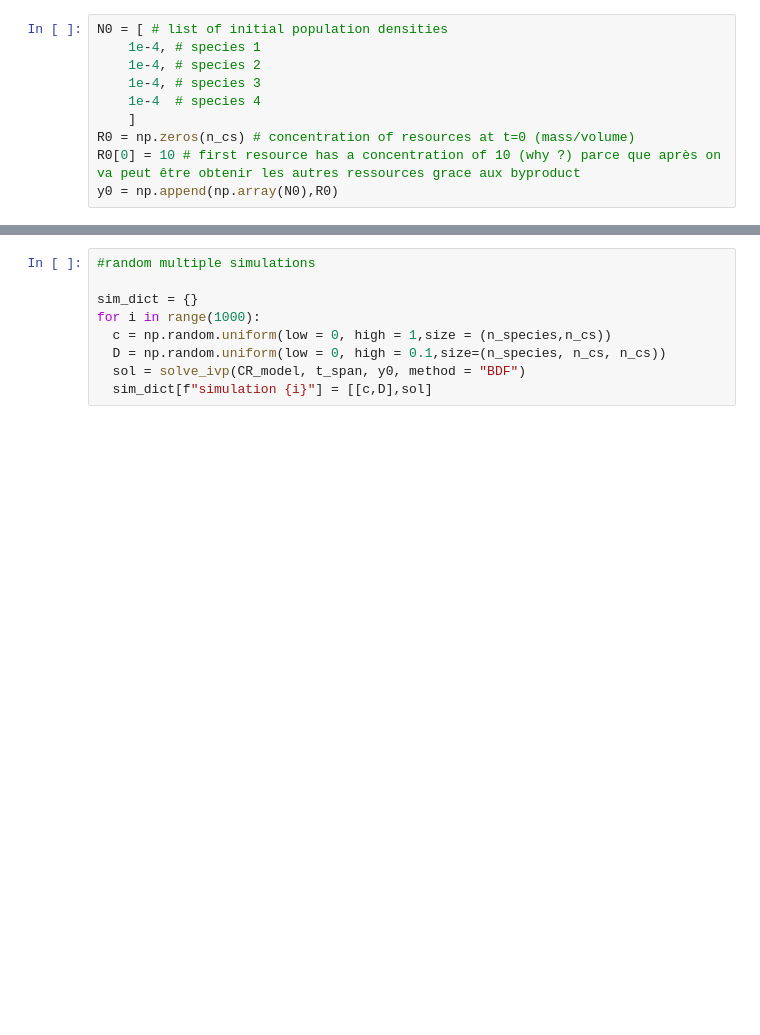
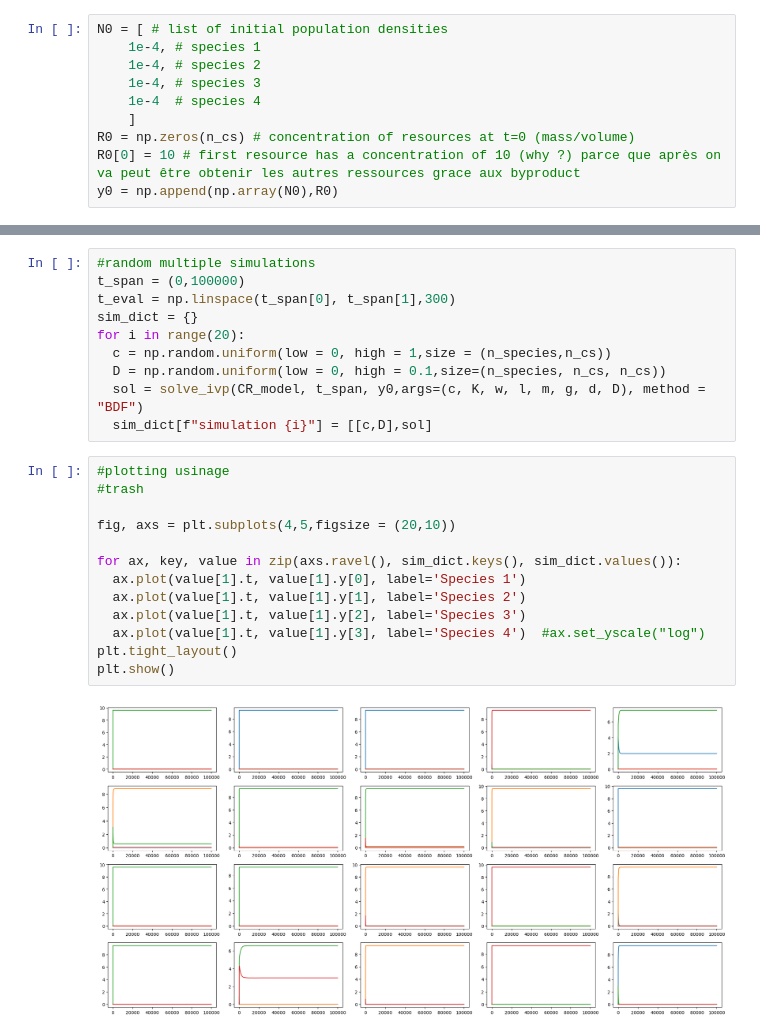
Before and after one commit to GiveMe1Coffee/m6-consumer-resource-model, a Jupyter notebook: M6_project.ipynb, the cells around one changed output, grey strips where cells are left out. Saved outputs shown, nothing was run; the diff lists cells and outputs as text; blank space fills up the shorter version.

```diff
--- a/M6_project.ipynb
+++ b/M6_project.ipynb
@@ -238,9 +228,25 @@ plt.show()
 # %%
 #random multiple simulations
-
+t_span = (0,100000)
+t_eval = np.linspace(t_span[0], t_span[1],300)
 sim_dict = {}
-for i in range(1000):
+for i in range(20):
   c = np.random.uniform(low = 0, high = 1,size = (n_species,n_cs))
   D = np.random.uniform(low = 0, high = 0.1,size=(n_species, n_cs, n_cs))
-  sol = solve_ivp(CR_model, t_span, y0, method = "BDF")
+  sol = solve_ivp(CR_model, t_span, y0,args=(c, K, w, l, m, g, d, D), method = "BDF")
   sim_dict[f"simulation {i}"] = [[c,D],sol]
+# %%
+#plotting usinage
+#trash
+
+fig, axs = plt.subplots(4,5,figsize = (20,10))
+
+for ax, key, value in zip(axs.ravel(), sim_dict.keys(), sim_dict.values()):
+  ax.plot(value[1].t, value[1].y[0], label='Species 1')
+  ax.plot(value[1].t, value[1].y[1], label='Species 2')
+  ax.plot(value[1].t, value[1].y[2], label='Species 3')
+  ax.plot(value[1].t, value[1].y[3], label='Species 4')  #ax.set_yscale("log")
+plt.tight_layout()
+plt.show()
+# %% [output]
+[figure, added]
```
Also changed, not shown: parts of 16 cells of this notebook.
